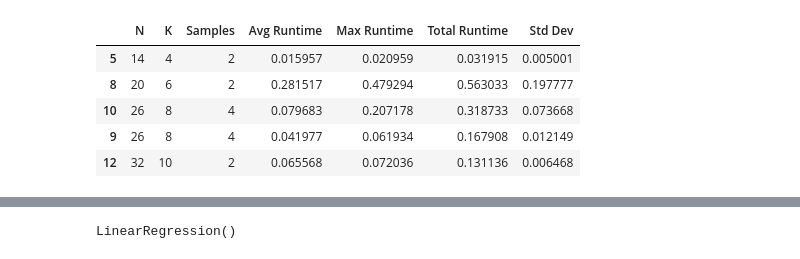
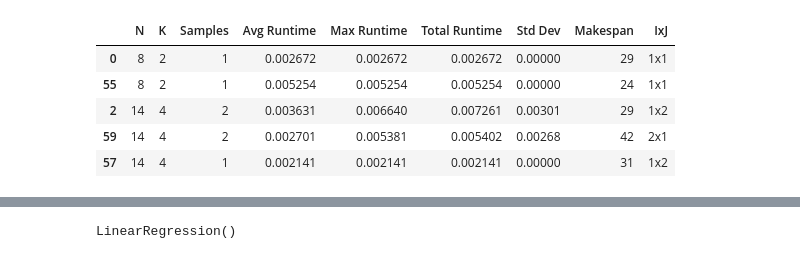
Before and after one commit to cameronwp/sm-thesis, a Jupyter notebook: data/regressions.ipynb, the cells around one changed output, grey strips where cells are left out. Cells and saved outputs as stored; diff of their text form; code cells hidden in the pictures.

```diff
--- a/data/regressions.ipynb
+++ b/data/regressions.ipynb
@@ -8,19 +8,19 @@ from sklearn.preprocessing import PolynomialFeatures
 from sklearn.metrics import mean_squared_error
 from sklearn.metrics import r2_score
 # %%
-data = pd.read_csv('optimistic-rescheduling-stats-7x7-20230715232451.csv')
+data = pd.read_csv('observations-aggregate.csv')
 data = data.sort_values(by=['N'])
-x = data.iloc[:, 1].values.reshape(-1, 1)
-y = data.iloc[:, 3].values.reshape(-1, 1)  # -1 means that calculate the dimension of rows, but have 1 column
+x = data.iloc[:, 0].values.reshape(-1, 1)
+y = data.iloc[:, 4].values.reshape(-1, 1)  # -1 means that calculate the dimension of rows, but have 1 column
 
 data.head()
 # %% [output]
-|  | N | K | Samples | Avg Runtime | Max Runtime | Total Runtime | Std Dev |
-| 5 | 14 | 4 | 2 | 0.015957 | 0.020959 | 0.031915 | 0.005001 |
-| 8 | 20 | 6 | 2 | 0.281517 | 0.479294 | 0.563033 | 0.197777 |
-| 10 | 26 | 8 | 4 | 0.079683 | 0.207178 | 0.318733 | 0.073668 |
-| 9 | 26 | 8 | 4 | 0.041977 | 0.061934 | 0.167908 | 0.012149 |
-| 12 | 32 | 10 | 2 | 0.065568 | 0.072036 | 0.131136 | 0.006468 |
+|  | N | K | Samples | Avg Runtime | Max Runtime | Total Runtime | Std Dev | Makespan | IxJ |
+| 0 | 8 | 2 | 1 | 0.002672 | 0.002672 | 0.002672 | 0.00000 | 29 | 1x1 |
+| 55 | 8 | 2 | 1 | 0.005254 | 0.005254 | 0.005254 | 0.00000 | 24 | 1x1 |
+| 2 | 14 | 4 | 2 | 0.003631 | 0.006640 | 0.007261 | 0.00301 | 29 | 1x2 |
+| 59 | 14 | 4 | 2 | 0.002701 | 0.005381 | 0.005402 | 0.00268 | 42 | 2x1 |
+| 57 | 14 | 4 | 1 | 0.002141 | 0.002141 | 0.002141 | 0.00000 | 31 | 1x2 |
 # %%
 x.transpose()[0]
 # %% [output]
```
Also changed, not shown: parts of 5 cells of this notebook, 20 other files.
